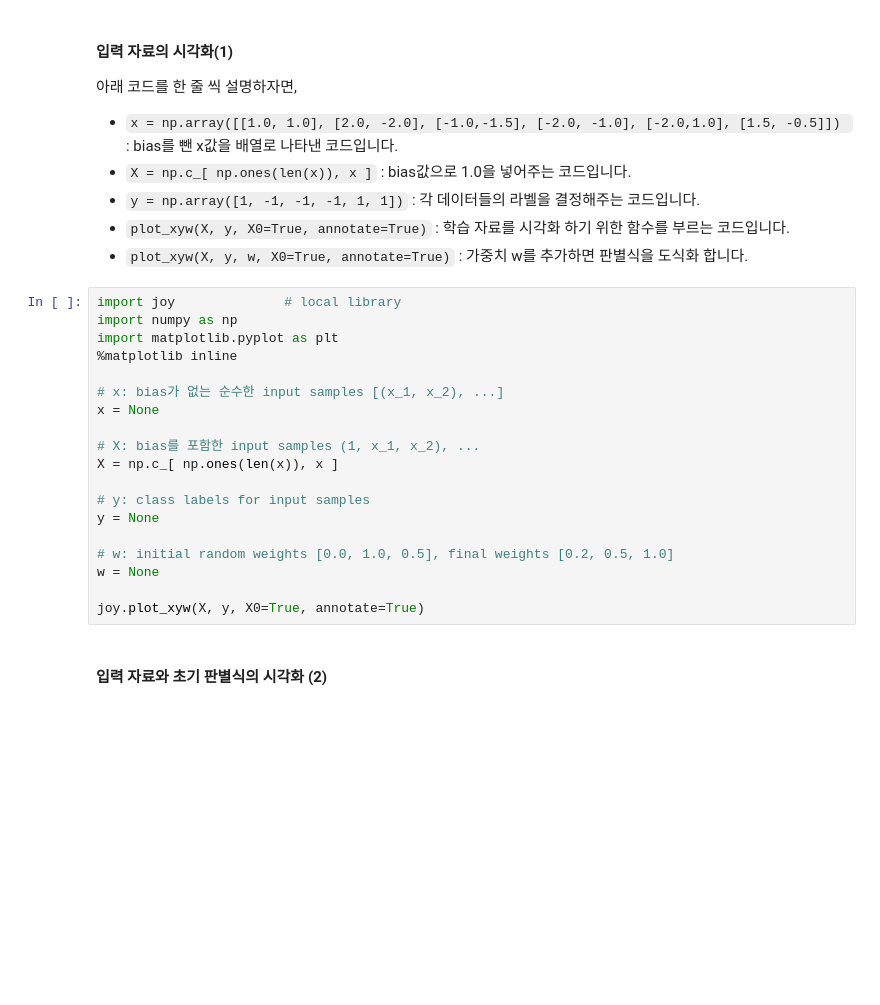
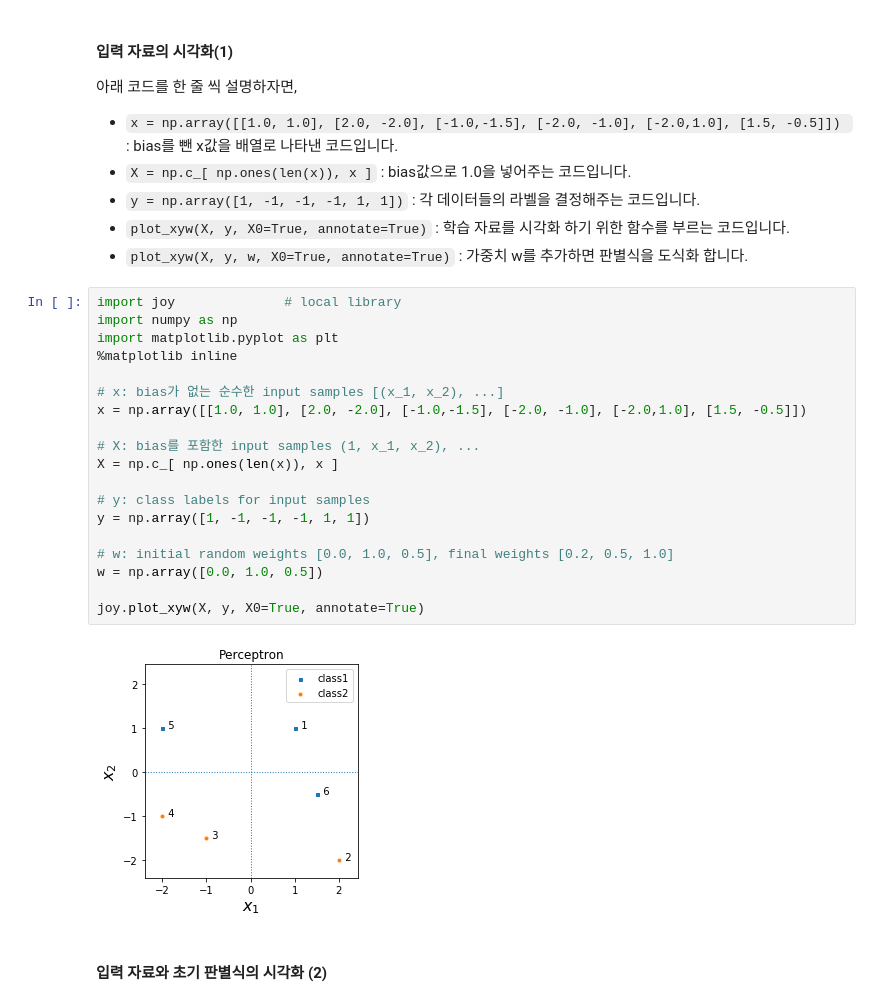
Before and after one commit to idebtor/HuStarML, a Jupyter notebook: book/ML04 Perceptron3.ipynb, the cells around one changed output. Cells and saved outputs as stored; diff of their text form; blank space fills up the shorter version.

```diff
--- a/book/ML04 Perceptron3.ipynb
+++ b/book/ML04 Perceptron3.ipynb
@@ -266,22 +266,24 @@ w_0&w_1&w_2\\
 # %%
 import joy              # local library
 import numpy as np
 import matplotlib.pyplot as plt
 %matplotlib inline
 
 # x: bias가 없는 순수한 input samples [(x_1, x_2), ...]
-x = None
+x = np.array([[1.0, 1.0], [2.0, -2.0], [-1.0,-1.5], [-2.0, -1.0], [-2.0,1.0], [1.5, -0.5]])
 
 # X: bias를 포함한 input samples (1, x_1, x_2), ...
 X = np.c_[ np.ones(len(x)), x ]
 
 # y: class labels for input samples
-y = None
+y = np.array([1, -1, -1, -1, 1, 1])
 
 # w: initial random weights [0.0, 1.0, 0.5], final weights [0.2, 0.5, 1.0]
-w = None
+w = np.array([0.0, 1.0, 0.5])
 
 joy.plot_xyw(X, y, X0=True, annotate=True)
+# %% [output]
+[figure, added]
 # %% [markdown]
 #### 입력 자료와 초기 판별식의 시각화 (2)
 # %%
```
Also changed, not shown: parts of 6 cells of this notebook.
